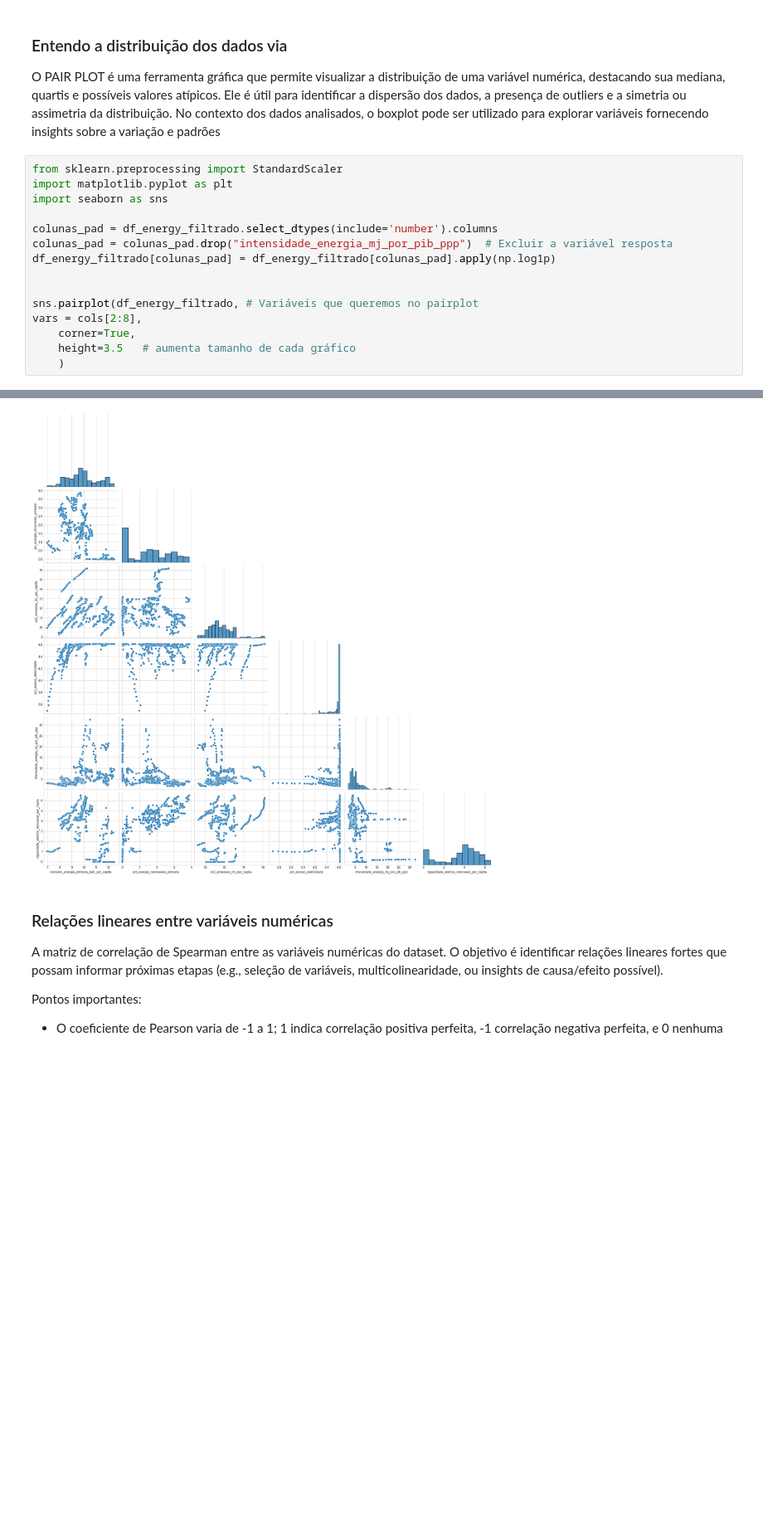
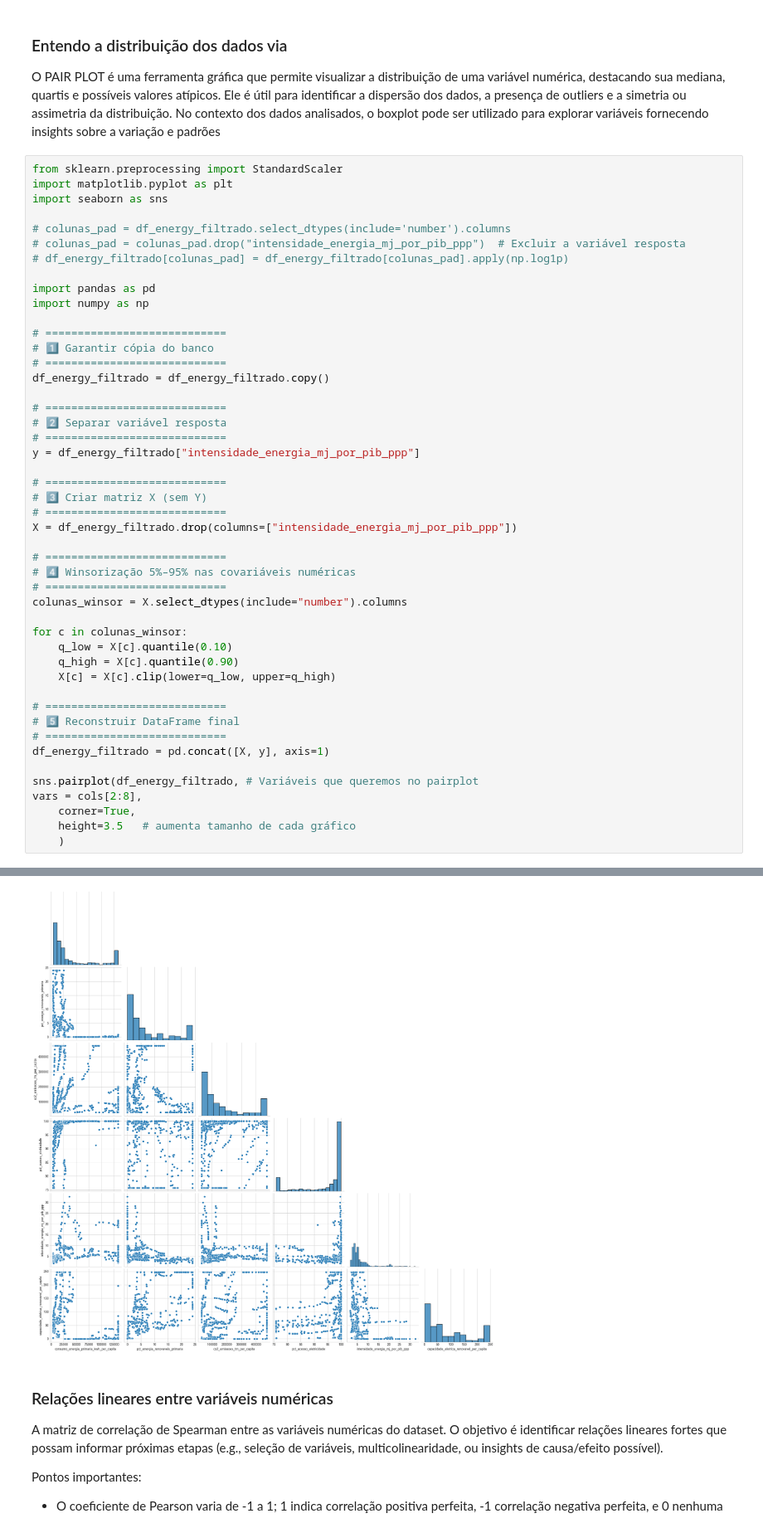
Before and after one commit to Fabiano01EST/generalized-linear-models-python, a Jupyter notebook: GLM.ipynb, the cells around one changed output, grey strips where cells are left out. Shown at 83% size. Saved outputs shown, nothing was run; the diff lists cells and outputs as text; blank space fills up the shorter version.

```diff
--- a/GLM.ipynb
+++ b/GLM.ipynb
@@ -146,21 +133,53 @@ O PAIR PLOT é uma ferramenta gráfica que permite visualizar a distribuição d
 # %%
 from sklearn.preprocessing import StandardScaler
 import matplotlib.pyplot as plt
 import seaborn as sns
 
-colunas_pad = df_energy_filtrado.select_dtypes(include='number').columns
-colunas_pad = colunas_pad.drop("intensidade_energia_mj_por_pib_ppp")  # Excluir a variável resposta
-df_energy_filtrado[colunas_pad] = df_energy_filtrado[colunas_pad].apply(np.log1p)
+# colunas_pad = df_energy_filtrado.select_dtypes(include='number').columns
+# colunas_pad = colunas_pad.drop("intensidade_energia_mj_por_pib_ppp")  # Excluir a variável resposta
+# df_energy_filtrado[colunas_pad] = df_energy_filtrado[colunas_pad].apply(np.log1p)
 
+import pandas as pd
+import numpy as np
+
+# ============================
+# 1️⃣ Garantir cópia do banco
+# ============================
+df_energy_filtrado = df_energy_filtrado.copy()
+
+# ============================
+# 2️⃣ Separar variável resposta
+# ============================
+y = df_energy_filtrado["intensidade_energia_mj_por_pib_ppp"]
+
+# ============================
+# 3️⃣ Criar matriz X (sem Y)
+# ============================
+X = df_energy_filtrado.drop(columns=["intensidade_energia_mj_por_pib_ppp"])
+
+# ============================
+# 4️⃣ Winsorização 5%–95% nas covariáveis numéricas
+# ============================
+colunas_winsor = X.select_dtypes(include="number").columns
+
+for c in colunas_winsor:
+    q_low = X[c].quantile(0.10)
+    q_high = X[c].quantile(0.90)
+    X[c] = X[c].clip(lower=q_low, upper=q_high)
+
+# ============================
+# 5️⃣ Reconstruir DataFrame final
+# ============================
+df_energy_filtrado = pd.concat([X, y], axis=1)
 
 sns.pairplot(df_energy_filtrado, # Variáveis que queremos no pairplot
 vars = cols[2:8],
     corner=True,
     height=3.5   # aumenta tamanho de cada gráfico
     )
 # %% [output]
 <seaborn.axisgrid.PairGrid at 0x...>
-[figure, old version]
+[figure, new version]
 # %% [markdown]
 ### Relações lineares entre variáveis numéricas
  A matriz de correlação de Spearman entre as variáveis numéricas do dataset. O objetivo é identificar relações lineares fortes que possam informar próximas etapas (e.g., seleção de variáveis, multicolinearidade, ou insights de causa/efeito possível).
```
Also changed, not shown: parts of 15 cells of this notebook.
